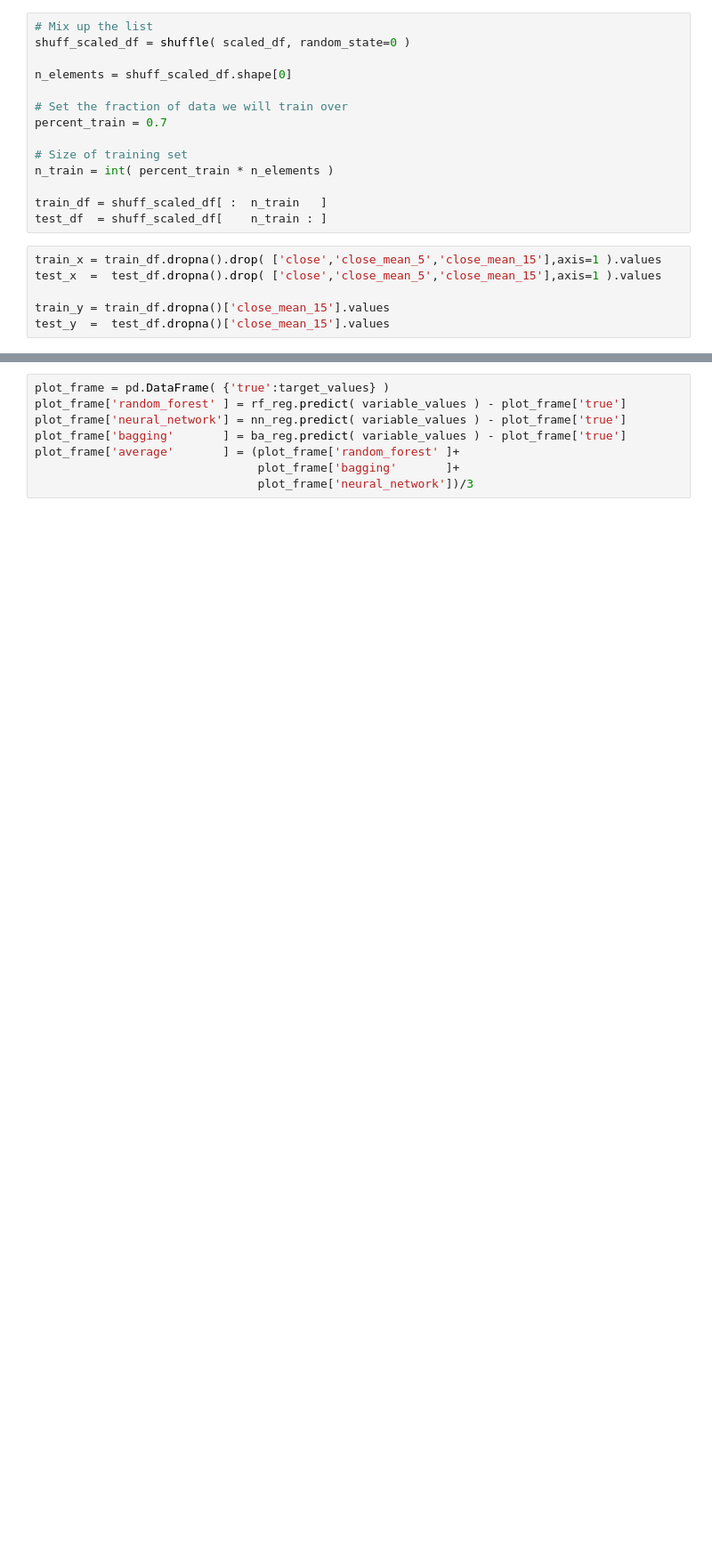
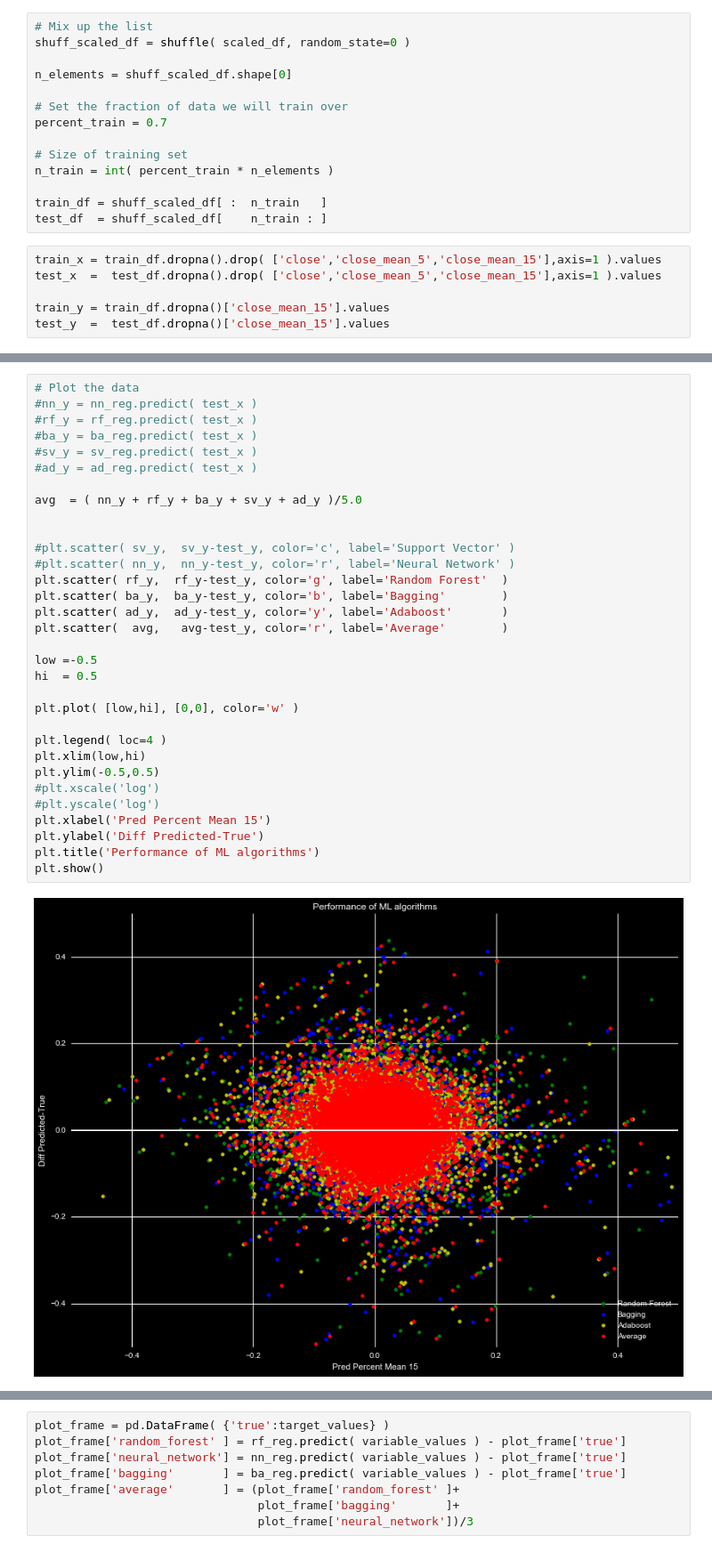
Before and after one commit to markertsean/python_trader, a Jupyter notebook: train.ipynb, the cells around one changed output, grey strips where cells are left out. Shown at 89% size. Cells and saved outputs as stored; diff of their text form; blank space fills up the shorter version.

```diff
--- a/train.ipynb
+++ b/train.ipynb
@@ -322,0 +292,34 @@ Total Bagging        chi2:  2.0531
+# %%
+# Plot the data
+#nn_y = nn_reg.predict( test_x )
+#rf_y = rf_reg.predict( test_x )
+#ba_y = ba_reg.predict( test_x )
+#sv_y = sv_reg.predict( test_x )
+#ad_y = ad_reg.predict( test_x )
+
+avg  = ( nn_y + rf_y + ba_y + sv_y + ad_y )/5.0
+
+
+#plt.scatter( sv_y,  sv_y-test_y, color='c', label='Support Vector' )
+#plt.scatter( nn_y,  nn_y-test_y, color='r', label='Neural Network' )
+plt.scatter( rf_y,  rf_y-test_y, color='g', label='Random Forest'  )
+plt.scatter( ba_y,  ba_y-test_y, color='b', label='Bagging'        )
+plt.scatter( ad_y,  ad_y-test_y, color='y', label='Adaboost'       )
+plt.scatter(  avg,   avg-test_y, color='r', label='Average'        )
+
+low =-0.5
+hi  = 0.5
+
+plt.plot( [low,hi], [0,0], color='w' )
+
+plt.legend( loc=4 )
+plt.xlim(low,hi)
+plt.ylim(-0.5,0.5)
+#plt.xscale('log')
+#plt.yscale('log')
+plt.xlabel('Pred Percent Mean 15')
+plt.ylabel('Diff Predicted-True')
+plt.title('Performance of ML algorithms')
+plt.show()
+# %% [output]
+[figure, added]
```
Also changed, not shown: parts of 21 cells of this notebook.
